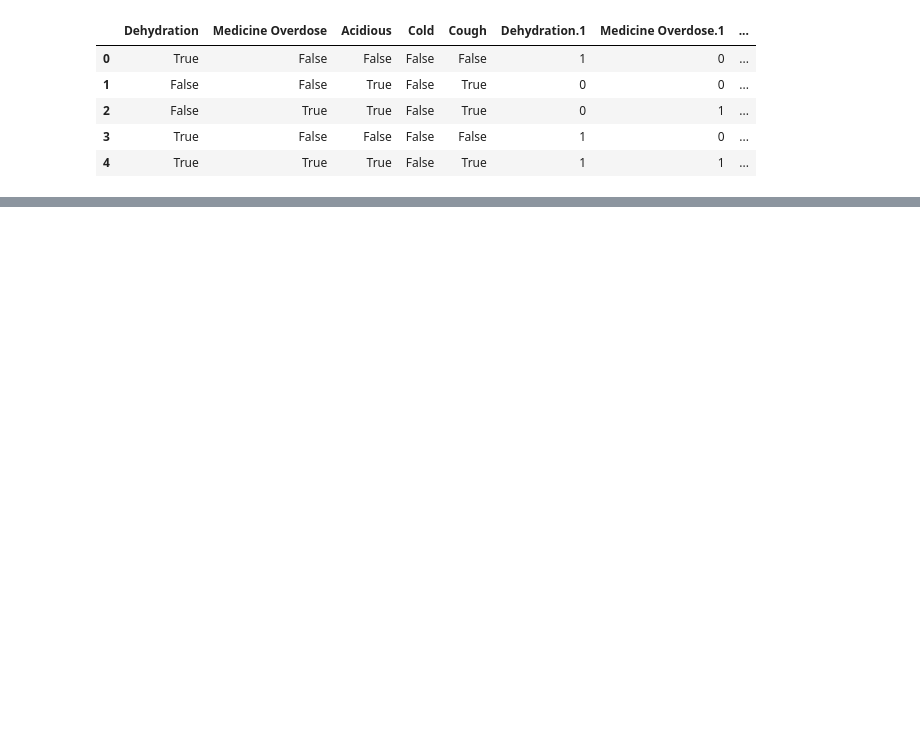
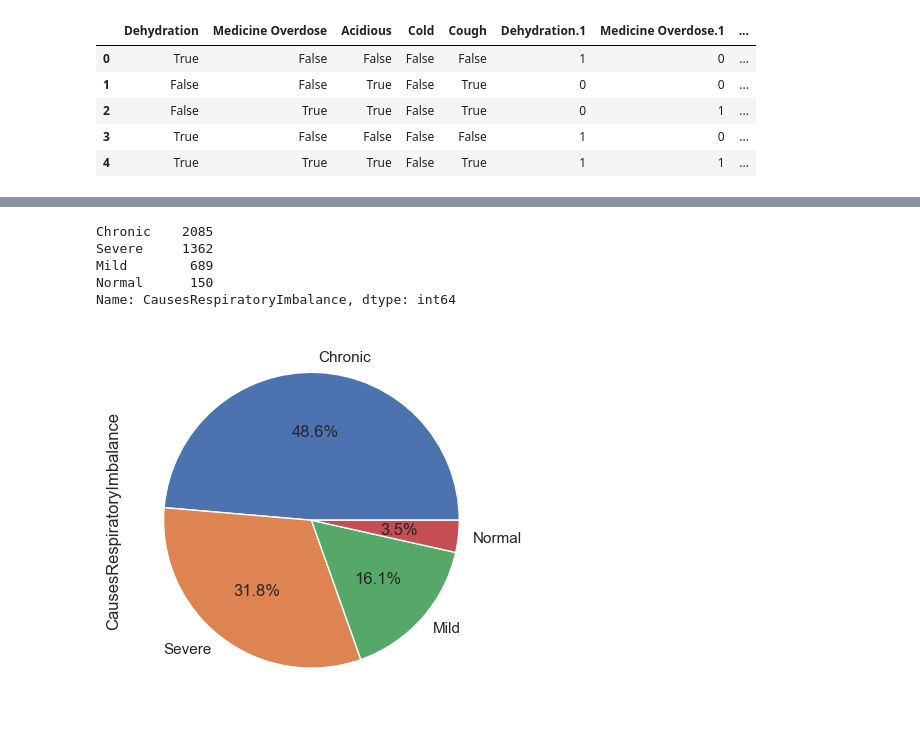
Before and after one commit to abideen-olawuwo/healthmonitor, a Jupyter notebook: health_monitor.ipynb, the cells around one changed output, grey strips where cells are left out. Saved outputs shown, nothing was run; the diff lists cells and outputs as text; code cells hidden in the pictures; blank space fills up the shorter version.

```diff
--- a/health_monitor.ipynb
+++ b/health_monitor.ipynb
@@ -27,0 +121,11 @@ df.head()
+# %%
+#Loan Status
+df['CausesRespiratoryImbalance'].value_counts().plot(kind='pie',autopct='%1.1f%%')
+print(df['CausesRespiratoryImbalance'].value_counts())
+# %% [output]
+Chronic    2085
+Severe     1362
+Mild        689
+Normal      150
+Name: CausesRespiratoryImbalance, dtype: int64
+[figure, added]
```
Also changed, not shown: parts of 29 cells of this notebook.
